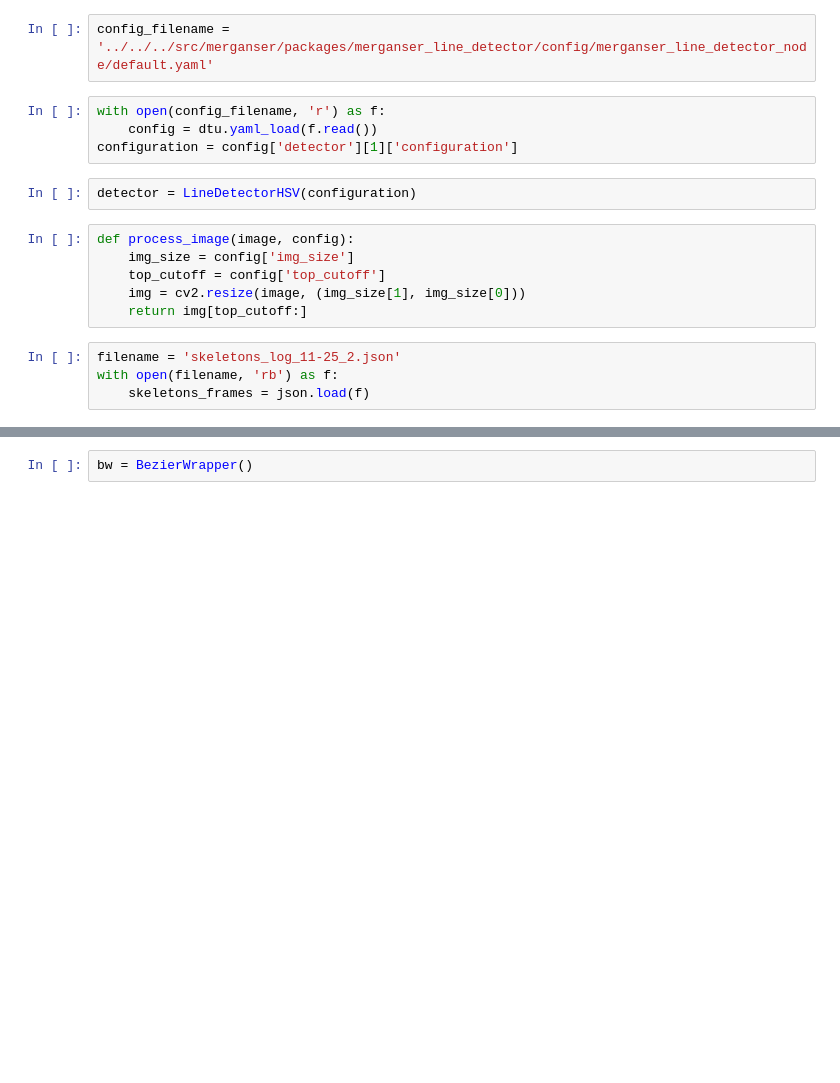
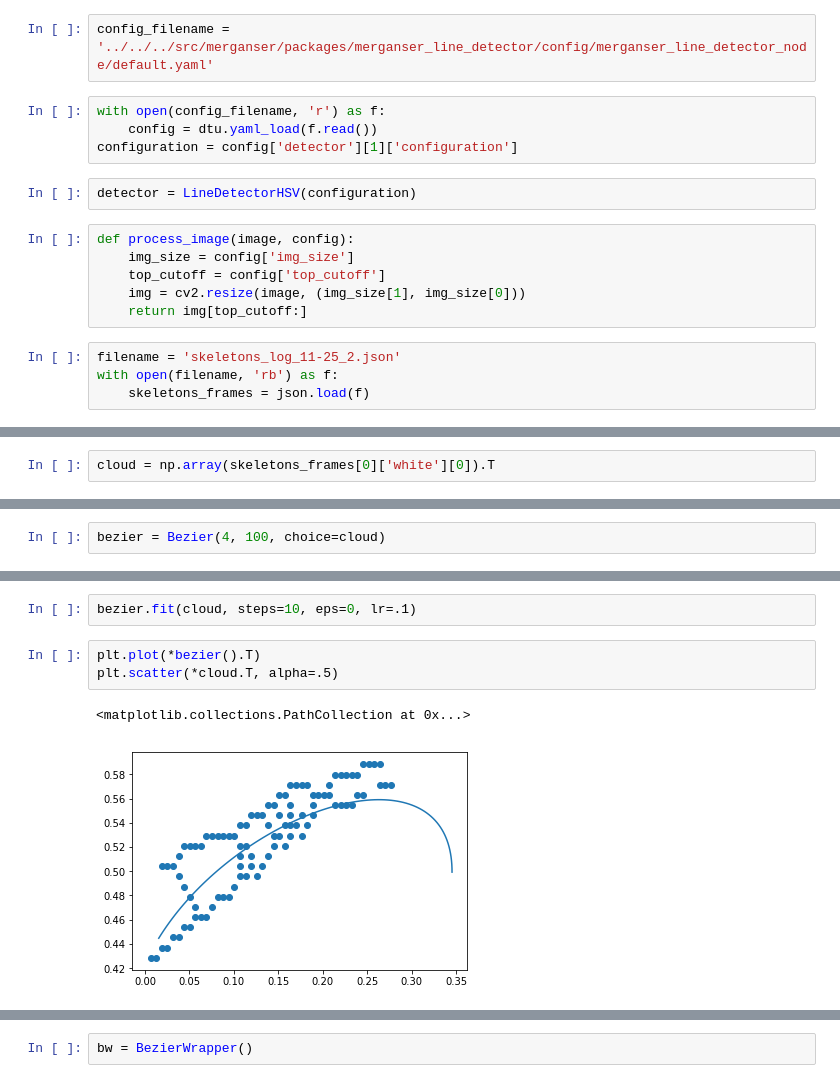
Before and after one commit to bdura/merganser, a Jupyter notebook: notebooks/Bezier curve pipeline.ipynb, the cells around one changed output, grey strips where cells are left out. Cells and saved outputs as stored; diff of their text form; blank space fills up the shorter version.

```diff
--- a/notebooks/Bezier curve pipeline.ipynb
+++ b/notebooks/Bezier curve pipeline.ipynb
@@ -44 +48,3 @@ array([[ 0.2,  0.2],
        [ 0.8,  0.8]])
+# %%
+cloud = np.array(skeletons_frames[0]['white'][0]).T
@@ -44,0 +55,2 @@ array([[ 0.2,  0.2],
+# %%
+bezier = Bezier(4, 100, choice=cloud)
@@ -44,0 +65,8 @@ array([[ 0.2,  0.2],
+# %%
+bezier.fit(cloud, steps=10, eps=0, lr=.1)
+# %%
+plt.plot(*bezier().T)
+plt.scatter(*cloud.T, alpha=.5)
+# %% [output]
+<matplotlib.collections.PathCollection at 0x...>
+[figure, added]
```
Also changed, not shown: parts of 23 cells of this notebook, 1 other file.
